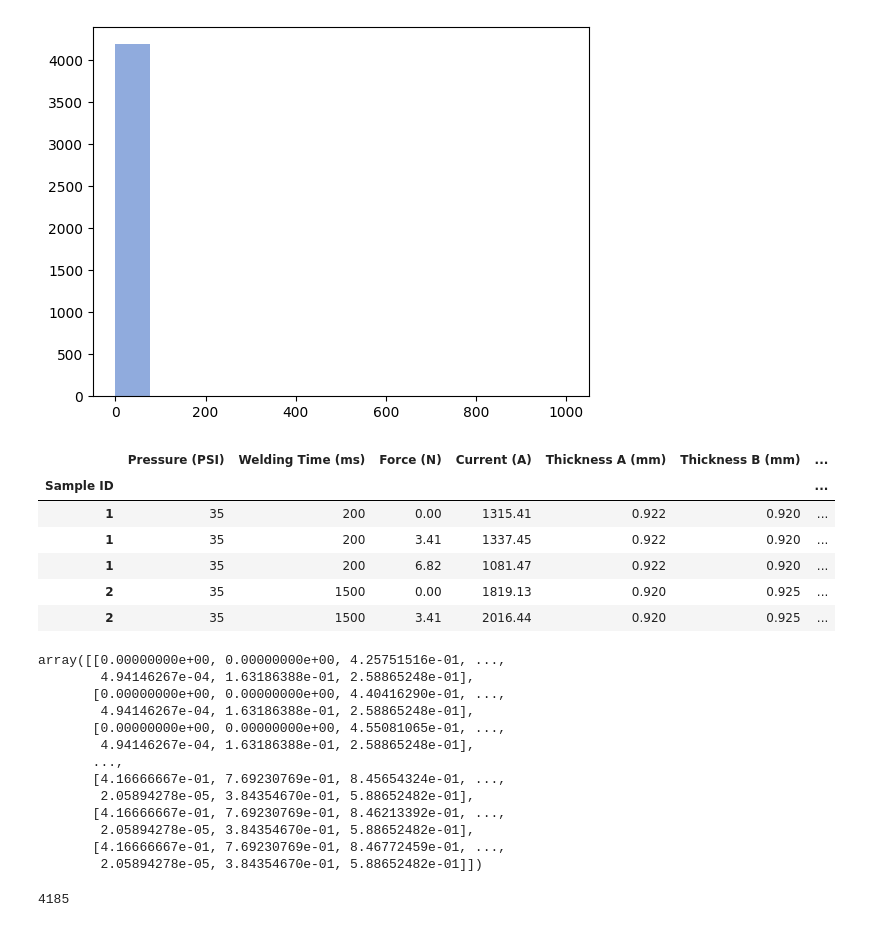
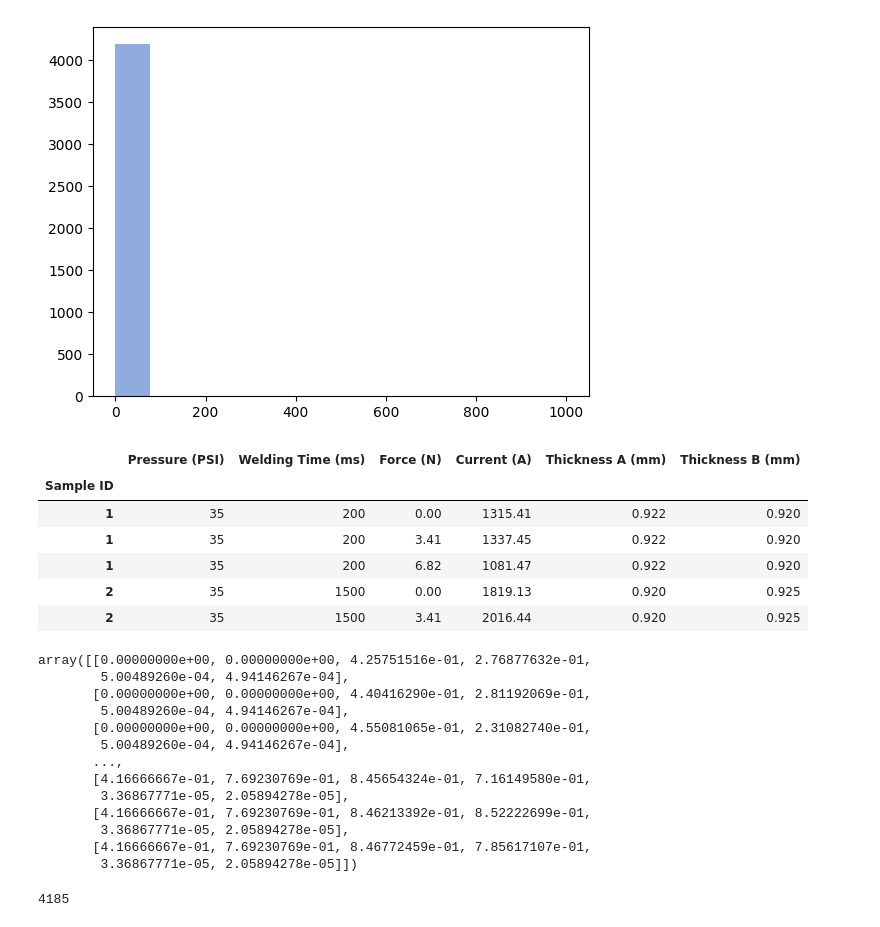
Before and after one commit to SinMoonGh/personal_project, a Jupyter notebook: new_welding_ai_dataset.ipynb, the cells around one changed output. Saved outputs shown, nothing was run; the diff lists cells and outputs as text; code cells hidden in the pictures.

```diff
--- a/new_welding_ai_dataset.ipynb
+++ b/new_welding_ai_dataset.ipynb
@@ -101,35 +101,35 @@ PulNuggetDiameterlTest = plt.hist(welding_data['NuggetDiameter (mm)'], bins = b[
 # %% [output]
 [figure]
 # %%
-new_welding_data = welding_data[['Pressure (PSI)','Welding Time (ms)','Force (N)','Current (A)','Thickness A (mm)','Thickness B (mm)','PullTest (N)','NuggetDiameter (mm)']]
+new_welding_data = welding_data[['Pressure (PSI)','Welding Time (ms)','Force (N)','Current (A)','Thickness A (mm)','Thickness B (mm)']]
 new_welding_data.head()
 # %% [output]
-|  | Pressure (PSI) | Welding Time (ms) | Force (N) | Current (A) | Thickness A (mm) | Thickness B (mm) | ... |
-| Sample ID |  |  |  |  |  |  | ... |
-| 1 | 35 | 200 | 0.00 | 1315.41 | 0.922 | 0.920 | ... |
-| 1 | 35 | 200 | 3.41 | 1337.45 | 0.922 | 0.920 | ... |
-| 1 | 35 | 200 | 6.82 | 1081.47 | 0.922 | 0.920 | ... |
-| 2 | 35 | 1500 | 0.00 | 1819.13 | 0.920 | 0.925 | ... |
-| 2 | 35 | 1500 | 3.41 | 2016.44 | 0.920 | 0.925 | ... |
+|  | Pressure (PSI) | Welding Time (ms) | Force (N) | Current (A) | Thickness A (mm) | Thickness B (mm) |
+| Sample ID |  |  |  |  |  |  |
+| 1 | 35 | 200 | 0.00 | 1315.41 | 0.922 | 0.920 |
+| 1 | 35 | 200 | 3.41 | 1337.45 | 0.922 | 0.920 |
+| 1 | 35 | 200 | 6.82 | 1081.47 | 0.922 | 0.920 |
+| 2 | 35 | 1500 | 0.00 | 1819.13 | 0.920 | 0.925 |
+| 2 | 35 | 1500 | 3.41 | 2016.44 | 0.920 | 0.925 |
 # %%
 scaler = preprocessing.MinMaxScaler()
 scaler.fit(new_welding_data)
 scaled_data = scaler.transform(new_welding_data)
 scaled_data
 # %% [output]
-array([[0.00000000e+00, 0.00000000e+00, 4.25751516e-01, ...,
-        4.94146267e-04, 1.63186388e-01, 2.58865248e-01],
-       [0.00000000e+00, 0.00000000e+00, 4.40416290e-01, ...,
-        4.94146267e-04, 1.63186388e-01, 2.58865248e-01],
-       [0.00000000e+00, 0.00000000e+00, 4.55081065e-01, ...,
-        4.94146267e-04, 1.63186388e-01, 2.58865248e-01],
+array([[0.00000000e+00, 0.00000000e+00, 4.25751516e-01, 2.76877632e-01,
+        5.00489260e-04, 4.94146267e-04],
+       [0.00000000e+00, 0.00000000e+00, 4.40416290e-01, 2.81192069e-01,
+        5.00489260e-04, 4.94146267e-04],
+       [0.00000000e+00, 0.00000000e+00, 4.55081065e-01, 2.31082740e-01,
+        5.00489260e-04, 4.94146267e-04],
        ...,
-       [4.16666667e-01, 7.69230769e-01, 8.45654324e-01, ...,
-        2.05894278e-05, 3.84354670e-01, 5.88652482e-01],
-       [4.16666667e-01, 7.69230769e-01, 8.46213392e-01, ...,
-        2.05894278e-05, 3.84354670e-01, 5.88652482e-01],
-       [4.16666667e-01, 7.69230769e-01, 8.46772459e-01, ...,
-        2.05894278e-05, 3.84354670e-01, 5.88652482e-01]])
+       [4.16666667e-01, 7.69230769e-01, 8.45654324e-01, 7.16149580e-01,
+        3.36867771e-05, 2.05894278e-05],
+       [4.16666667e-01, 7.69230769e-01, 8.46213392e-01, 8.52222699e-01,
+        3.36867771e-05, 2.05894278e-05],
+       [4.16666667e-01, 7.69230769e-01, 8.46772459e-01, 7.85617107e-01,
+        3.36867771e-05, 2.05894278e-05]])
 # %%
 scaled_data_df = pd.DataFrame(scaled_data)
 scaled_data_df.to_csv('new_scaled_data.csv')
```
Also changed, not shown: parts of 3 cells of this notebook, 1 other file.
